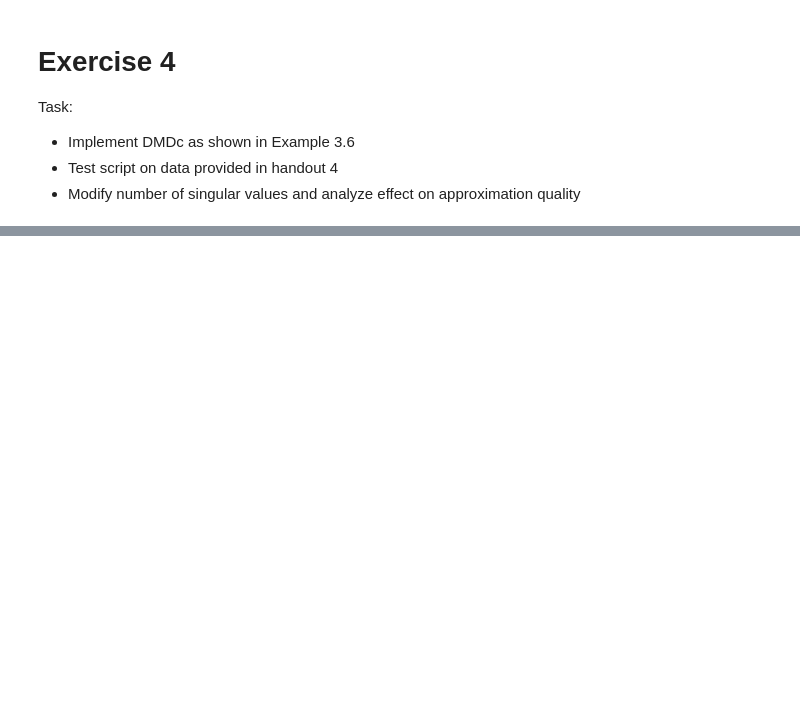
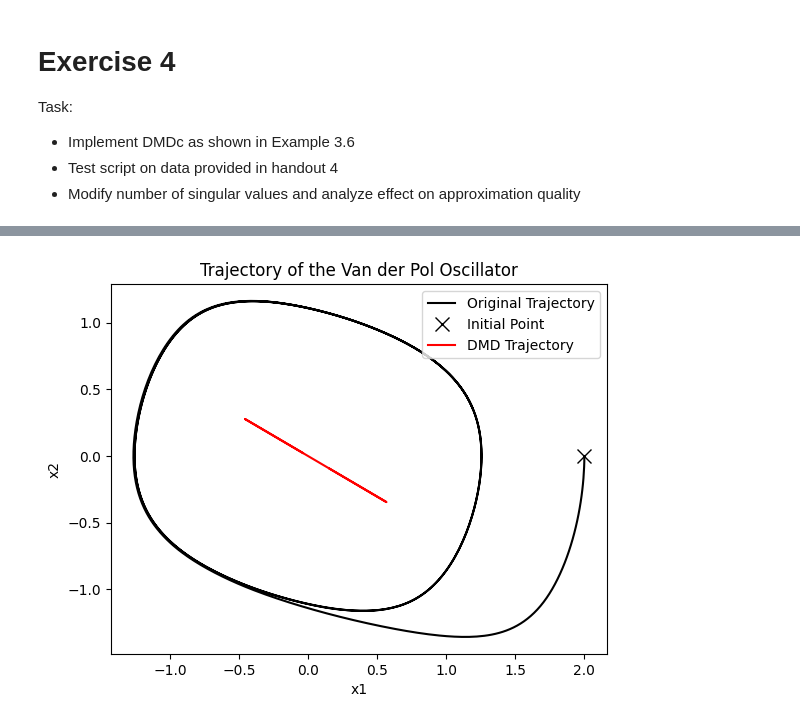
Before and after one commit to MatzeLopi/KIT-2243070, a Jupyter notebook: Exercises/ex4.ipynb, the cells around one changed output, grey strips where cells are left out. Drawn from its saved outputs; the diff is of its cells as text; code cells hidden in the pictures; blank space fills up the shorter version.

Commit message:
VDP oscillator added to sim,

```diff
--- a/Exercises/ex4.ipynb
+++ b/Exercises/ex4.ipynb
@@ -41,9 +44,9 @@ def dynamic_mode_decomposition(x, x_prime,r):
     eigenvalues, eigenvectors = np.linalg.eig(a_tilde)
 
     # 5. compute DMD modes
-    dmd_modes = x_prime @ v_sin_v @ eigenvectors
+    dmd_modes = x_prime @ v_sin_v @ eigenvectors # dmd_modes == phi
 
-    return dmd_modes, eigenvalues
+    return a_tilde, dmd_modes, eigenvalues
 dmd = dynamic_mode_decomposition
 # %%
 def dynamic_mode_decomposition_control(x, x_prime, u, r):
@@ -86,0 +188,56 @@ dmdc = dynamic_mode_decomposition_control
+# %%
+# Define Hankel matrix
+hrow = 1
+def hankel(hrow,x,t):
+    """ Create Hankel matrix from the data matrix.
+
+    Hankel matrix is created from the data matrix by shifting the data matrix by one timestep.
+
+    Args:
+        hrow (int): The number of rows in the Hankel matrix.
+        x (numpy.ndarray): The data matrix.
+        t (numpy.ndarray): The time vector.
+
+    Returns:
+        numpy.ndarray: The Hankel matrix
+    """
+    mt = round(0.5 * len(t))
+    Xtd = x[:, :mt]
+    Xtdp = x[:, 1:mt+1]
+
+    for j in range(2, hrow+1):
+        Xtd = np.vstack((Xtd, x[:, j-1:mt+j-1]))
+        Xtdp = np.vstack((Xtdp, x[:, j:mt+j]))
+
+    return Xtd, Xtdp
+
+Xtd, Xtdp = hankel(hrow,x,t)
+
+# Compute DMD
+r = hrow * 2
+At, Ut, *_ = dmd(Xtd, Xtdp, r)
+
+# Solve resulting DMD system
+z = np.zeros((r, len(t)))
+z[:, 0] = Ut[:, 0]
+
+for i in range(1, len(t)):
+    z[:, i] = At @ z[:, i-1]
+
+xdmd = Ut @ z
+
+
+# Plot trajectory
+plt.figure()
+plt.plot(x[0, :], x[1, :], 'k-')
+plt.plot(x[0, 0], x[1, 0], 'kx', markersize=10)
+plt.xlabel('x1')
+plt.ylabel('x2')
+plt.title('Trajectory of the Van der Pol Oscillator')
+
+# Plot DMD solution
+plt.plot(xdmd[0, :], xdmd[1, :], 'r-')
+plt.legend(['Original Trajectory', 'Initial Point', 'DMD Trajectory'])
+plt.show()
+# %% [output]
+[figure, added]
```
Also changed, not shown: parts of 3 cells of this notebook.
